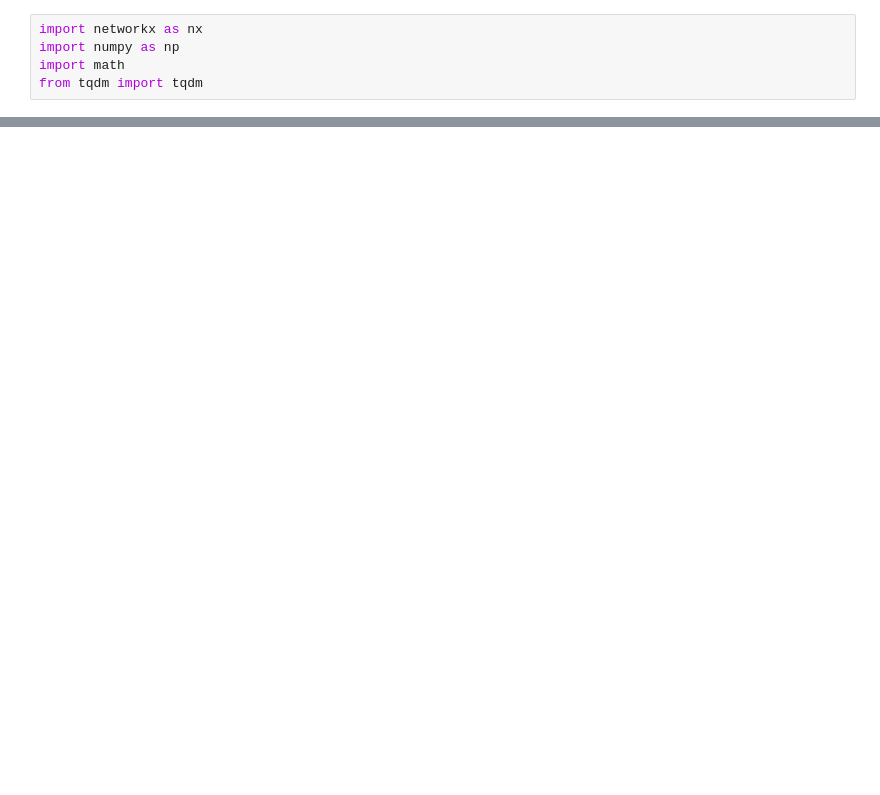
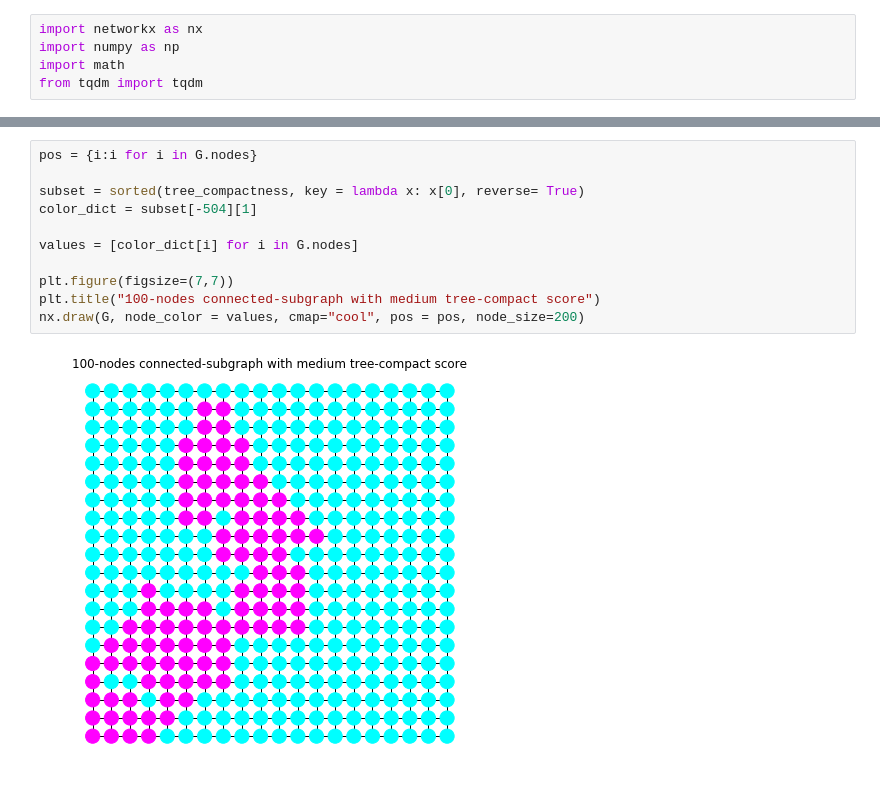
Before and after one commit to gerrymandr/spanning_trees, a Jupyter notebook: rectangle_tree_compactness.ipynb, the cells around one changed output, grey strips where cells are left out. Saved outputs shown, nothing was run; the diff lists cells and outputs as text; blank space fills up the shorter version.

```diff
--- a/rectangle_tree_compactness.ipynb
+++ b/rectangle_tree_compactness.ipynb
@@ -58,0 +94,13 @@ plt.show()
+# %%
+pos = {i:i for i in G.nodes}
+
+subset = sorted(tree_compactness, key = lambda x: x[0], reverse= True)
+color_dict = subset[-504][1]
+
+values = [color_dict[i] for i in G.nodes]
+
+plt.figure(figsize=(7,7))
+plt.title("100-nodes connected-subgraph with medium tree-compact score")
+nx.draw(G, node_color = values, cmap="cool", pos = pos, node_size=200)
+# %% [output]
+[figure, added]
```
Also changed, not shown: parts of 9 cells of this notebook, 2 other files.
